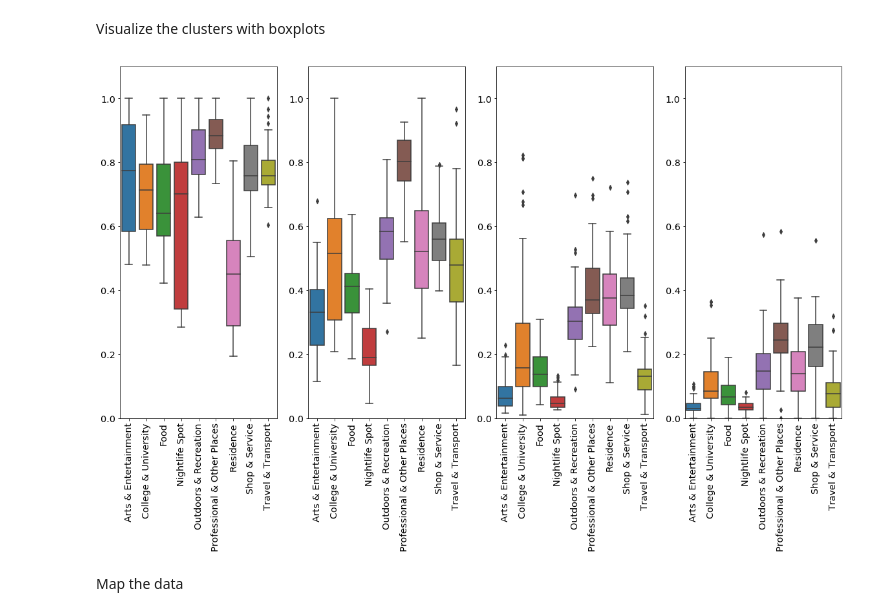
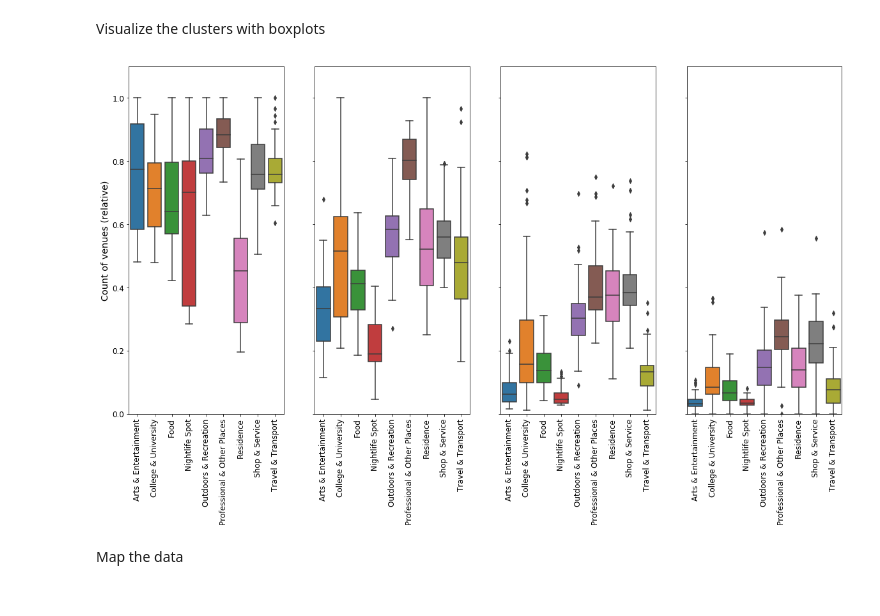
Before and after one commit to theptyza/map_moscow_metro_foursquare, a Jupyter notebook: Moscow.ipynb, the cells around one changed output. Saved outputs shown, nothing was run; the diff lists cells and outputs as text; code cells hidden in the pictures.

```diff
--- a/Moscow.ipynb
+++ b/Moscow.ipynb
@@ -251,19 +260,22 @@ Visualize the clusters with boxplots
 # %%
 import matplotlib.ticker as ticker
 
-fig, axes = plt.subplots(1,kclusters, figsize=(20, 10))
+fig, axes = plt.subplots(1,kclusters, figsize=(20, 10), sharey=True)
+
+axes[0].set_ylabel('Count of venues (relative)', fontsize='x-large')
+#plt.set_xlabel('Venue category', fontsize='x-large')
 
 for k in range(kclusters):
     #Set same y axis limits
     axes[k].set_ylim(0,1.1)
-    axes[k].tick_params(labelsize='x-large')
+    axes[k].tick_params(labelsize='large')
     plt.sca(axes[k])
     plt.xticks(rotation='vertical')
     sns.boxplot(data = stations_clusters_minmax_df[stations_clusters_minmax_df['Cluster'] == k].drop('Cluster',1), ax=axes[k])
 
 plt.show()
 # %% [output]
-[figure, old version]
+[figure, new version]
 # %% [markdown]
 Map the data
 # %%
```
Also changed, not shown: parts of 4 cells of this notebook.
